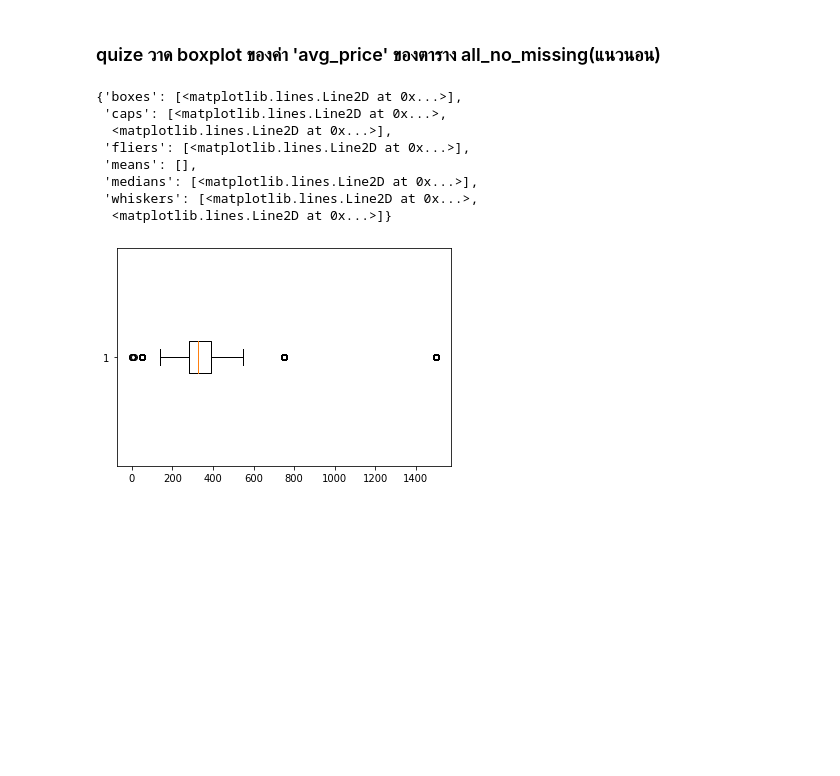
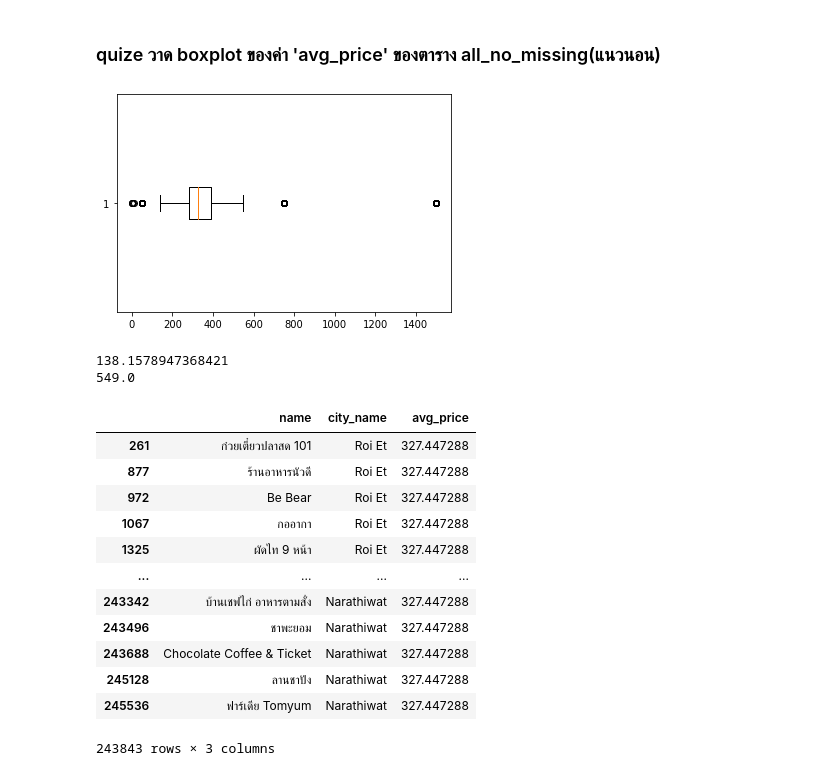
Before and after one commit to wilaipa/KKU_data_mining, a Jupyter notebook: Pandas101.ipynb, the cells around one changed output. Cells and saved outputs as stored; diff of their text form; code cells hidden in the pictures; blank space fills up the shorter version.

Commit message:
Outlier no missing

```diff
--- a/Pandas101.ipynb
+++ b/Pandas101.ipynb
@@ -382,14 +382,30 @@ dtype: bool
 ### quize วาด boxplot ของค่า 'avg_price' ของตาราง all_no_missing(แนวนอน)
 # %%
 from matplotlib import pyplot as plt
-plt.boxplot(all_no_missing['avg_price'],vert=False)
+ret = plt.boxplot(all_no_missing['avg_price'],vert=False)
 # %% [output]
-{'boxes': [<matplotlib.lines.Line2D at 0x...>],
- 'caps': [<matplotlib.lines.Line2D at 0x...>,
-  <matplotlib.lines.Line2D at 0x...>],
- 'fliers': [<matplotlib.lines.Line2D at 0x...>],
- 'means': [],
- 'medians': [<matplotlib.lines.Line2D at 0x...>],
- 'whiskers': [<matplotlib.lines.Line2D at 0x...>,
-  <matplotlib.lines.Line2D at 0x...>]}
 [figure]
+# %%
+print(ret['whiskers'][0].get_xdata()[1])
+print(ret['whiskers'][1].get_xdata()[1])
+# %% [output]
+138.1578947368421
+549.0
+# %%
+nooutlier_nomissing = all_no_missing[all_no_missing['avg_price']>=ret['whiskers'][0].get_xdata()[1]]
+nooutlier_nomissing = nooutlier_nomissing[nooutlier_nomissing['avg_price']<=ret['whiskers'][1].get_xdata()[1]]
+nooutlier_nomissing
+# %% [output]
+|  | name | city_name | avg_price |
+| 261 | ก๋วยเตี๋ยวปลาสด 101 | Roi Et | 327.447288 |
+| 877 | ร้านอาหารนัวดี | Roi Et | 327.447288 |
+| 972 | Be Bear | Roi Et | 327.447288 |
+| 1067 | กออากา | Roi Et | 327.447288 |
+| 1325 | ผัดไท 9 หน้า | Roi Et | 327.447288 |
+| ... | ... | ... | ... |
+| 243342 | บ้านเชฟไก่ อาหารตามสั่ง | Narathiwat | 327.447288 |
+| 243496 | ชาพะยอม | Narathiwat | 327.447288 |
+| 243688 | Chocolate Coffee & Ticket | Narathiwat | 327.447288 |
+| 245128 | ลานชาปัง | Narathiwat | 327.447288 |
+| 245536 | ฟาร์เดีย Tomyum | Narathiwat | 327.447288 |
+243843 rows × 3 columns
```
